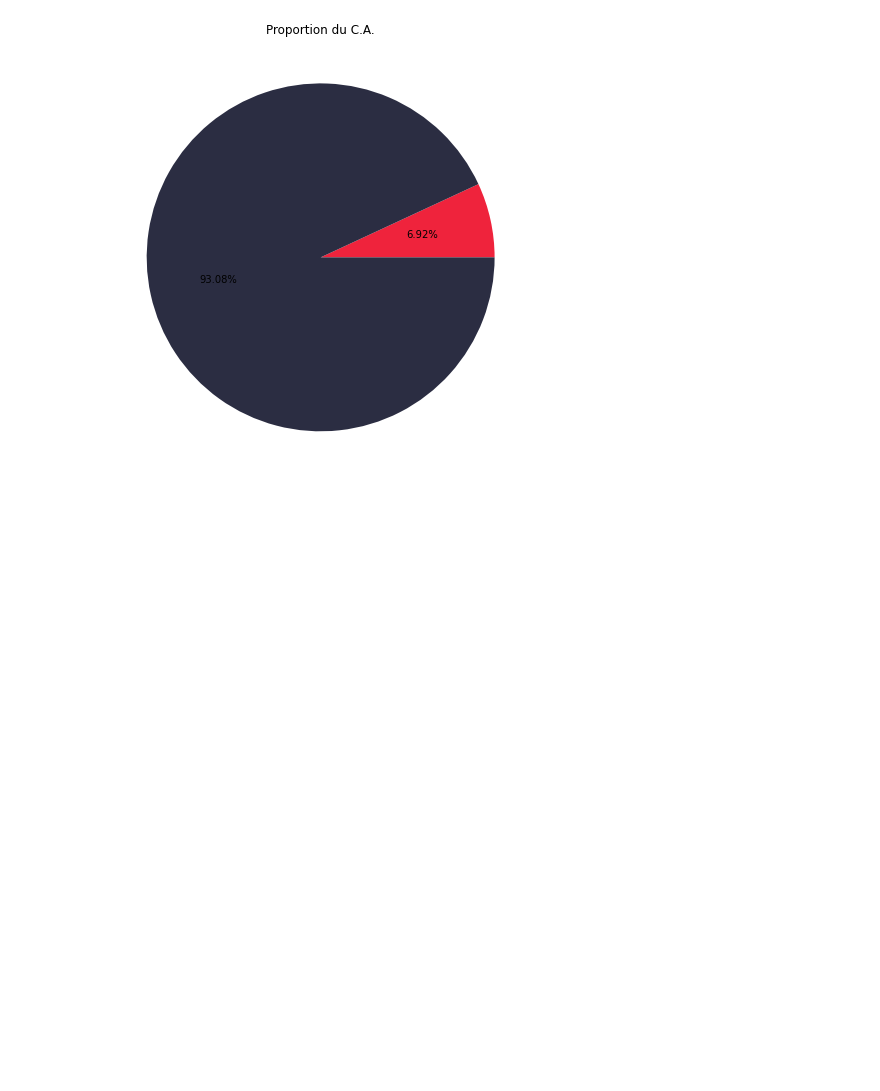
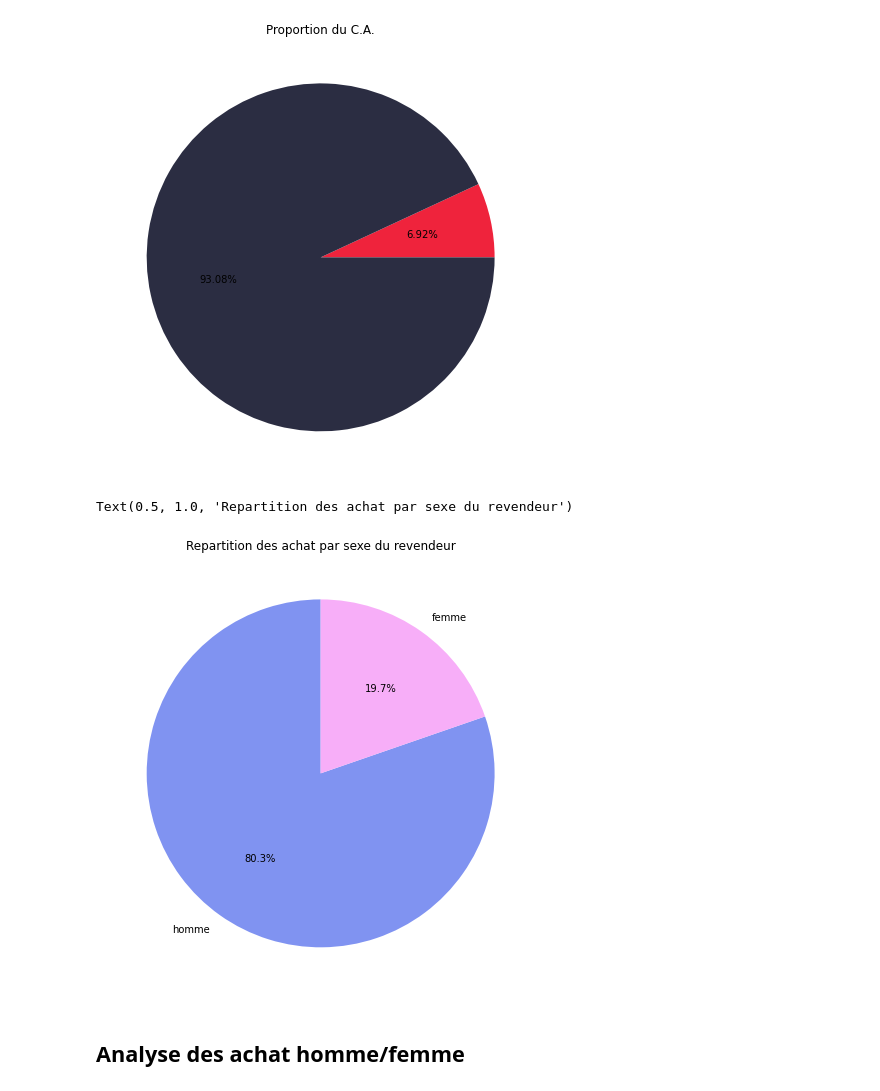
Before and after one commit to Valeeew/Analyze-bookstore-sales, a Jupyter notebook: Turnover_analyze.ipynb, the cells around one changed output. Saved outputs shown, nothing was run; the diff lists cells and outputs as text; code cells hidden in the pictures; blank space fills up the shorter version.

Commit message:
Upload chart for sex analytics

```diff
--- a/Turnover_analyze.ipynb
+++ b/Turnover_analyze.ipynb
@@ -206,9 +209,23 @@ plt.show
 <function matplotlib.pyplot.show>
 [figure]
 # %%
+pct = lambda x: str(round(x, 2)) + '%'
 plt.figure(figsize=[8,8])
-plt.pie([turnover_retailers,df.price.sum()], colors=["#ef233c", "#2b2d42"],autopct = lambda x: str(round(x, 2)) + '%')
+plt.pie([turnover_retailers,df.price.sum()], colors=["#ef233c", "#2b2d42"],autopct = pct)
 plt.title("Proportion du C.A.")
 # %% [output]
 Text(0.5, 1.0, 'Proportion du C.A.')
 [figure]
+# %%
+# Sexe des 4 revendeurs
+rt = df[df.client_id.isin(["c_1609","c_3454","c_4958","c_6714"])]
+rt_h = rt.loc[rt["sex"]=="m"]
+rt_f = rt.loc[rt["sex"]=="f"]
+plt.figure(figsize=[8,8])
+plt.pie([rt_h.sex.value_counts(),rt_f.sex.value_counts()],colors=["#8093f1","#f7aef8"], autopct= pct, startangle=90, labels=["homme","femme"])
+plt.title("Repartition des achat par sexe du revendeur")
+# %% [output]
+Text(0.5, 1.0, 'Repartition des achat par sexe du revendeur')
+[figure, added]
+# %% [markdown]
+## __Analyse des achat homme/femme__
```
Also changed, not shown: parts of 7 cells of this notebook.
